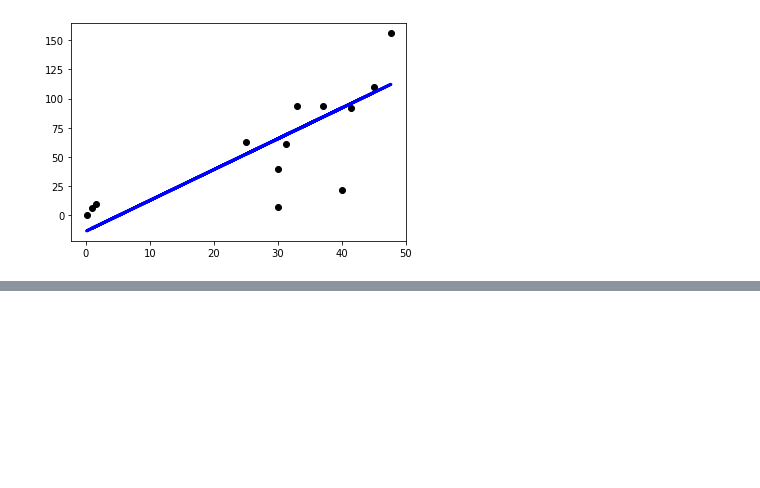
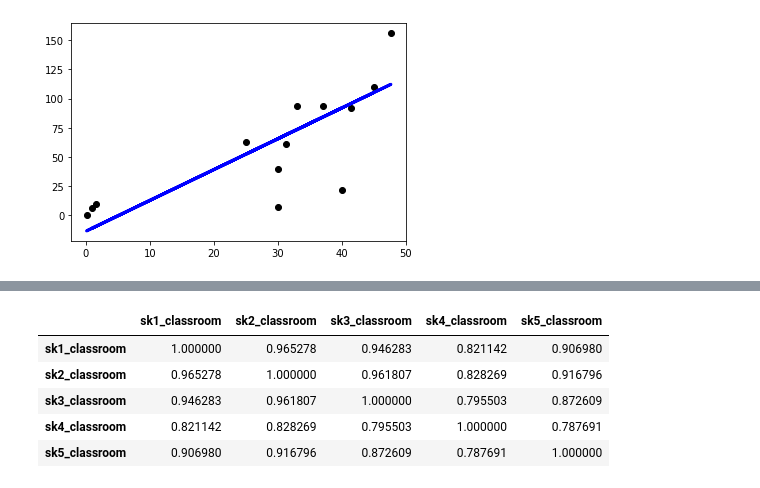
Before and after one commit to bhicdurmaz/Online-Learnin-Dataset-Linear-Regression, a Jupyter notebook: Online Learning Project.ipynb, the cells around one changed output, grey strips where cells are left out. Drawn from its saved outputs; the diff is of its cells as text; code cells hidden in the pictures; blank space fills up the shorter version.

```diff
--- a/Online Learning Project.ipynb
+++ b/Online Learning Project.ipynb
@@ -356,0 +387,11 @@ plt.plot(data_X_test, data_pred, color='blue', linewidth=3)
+# %%
+skills=online[['sk1_classroom','sk2_classroom','sk3_classroom','sk4_classroom','sk5_classroom']]
+# %%
+skills.corr()
+# %% [output]
+|  | sk1_classroom | sk2_classroom | sk3_classroom | sk4_classroom | sk5_classroom |
+| sk1_classroom | 1.000000 | 0.965278 | 0.946283 | 0.821142 | 0.906980 |
+| sk2_classroom | 0.965278 | 1.000000 | 0.961807 | 0.828269 | 0.916796 |
+| sk3_classroom | 0.946283 | 0.961807 | 1.000000 | 0.795503 | 0.872609 |
+| sk4_classroom | 0.821142 | 0.828269 | 0.795503 | 1.000000 | 0.787691 |
+| sk5_classroom | 0.906980 | 0.916796 | 0.872609 | 0.787691 | 1.000000 |
```
Also changed, not shown: parts of 37 cells of this notebook.
